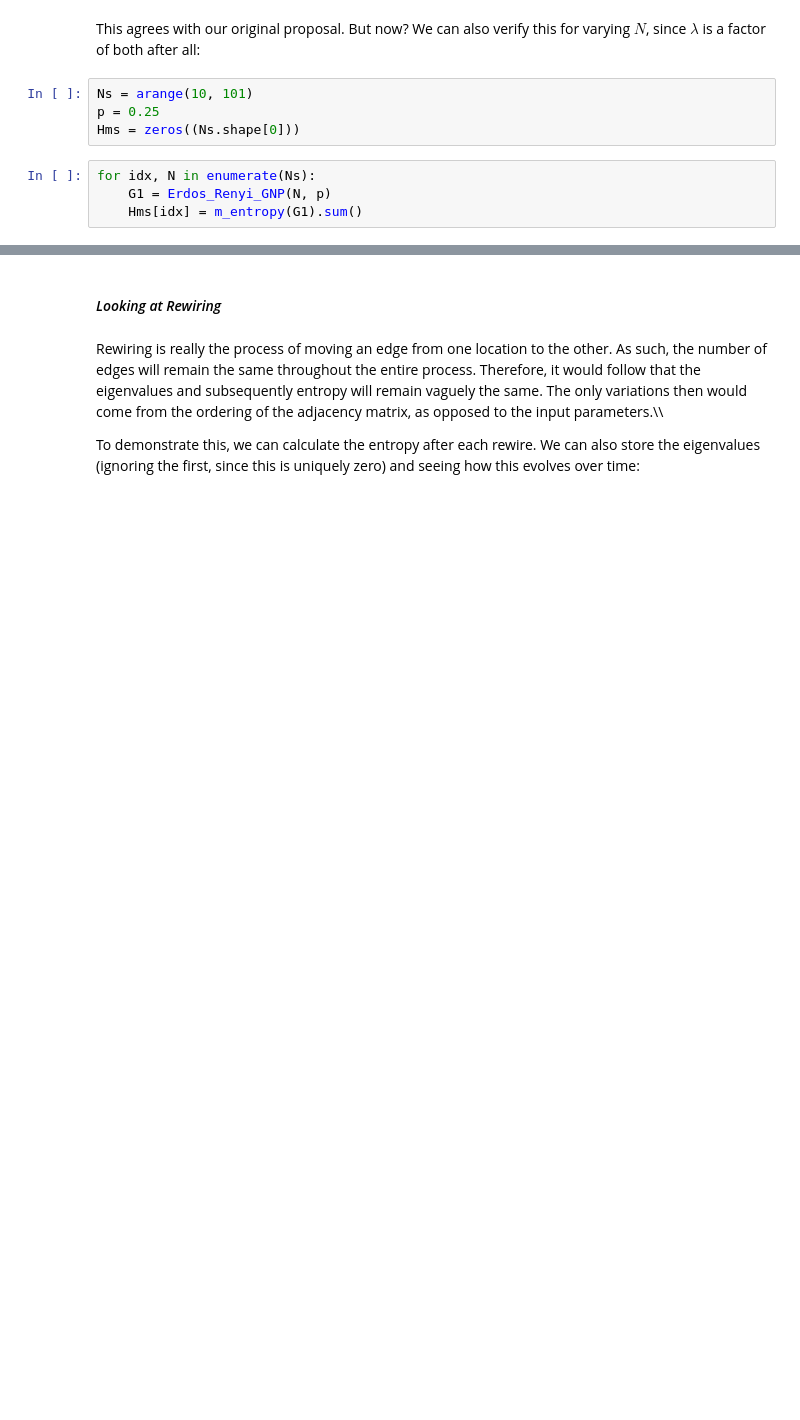
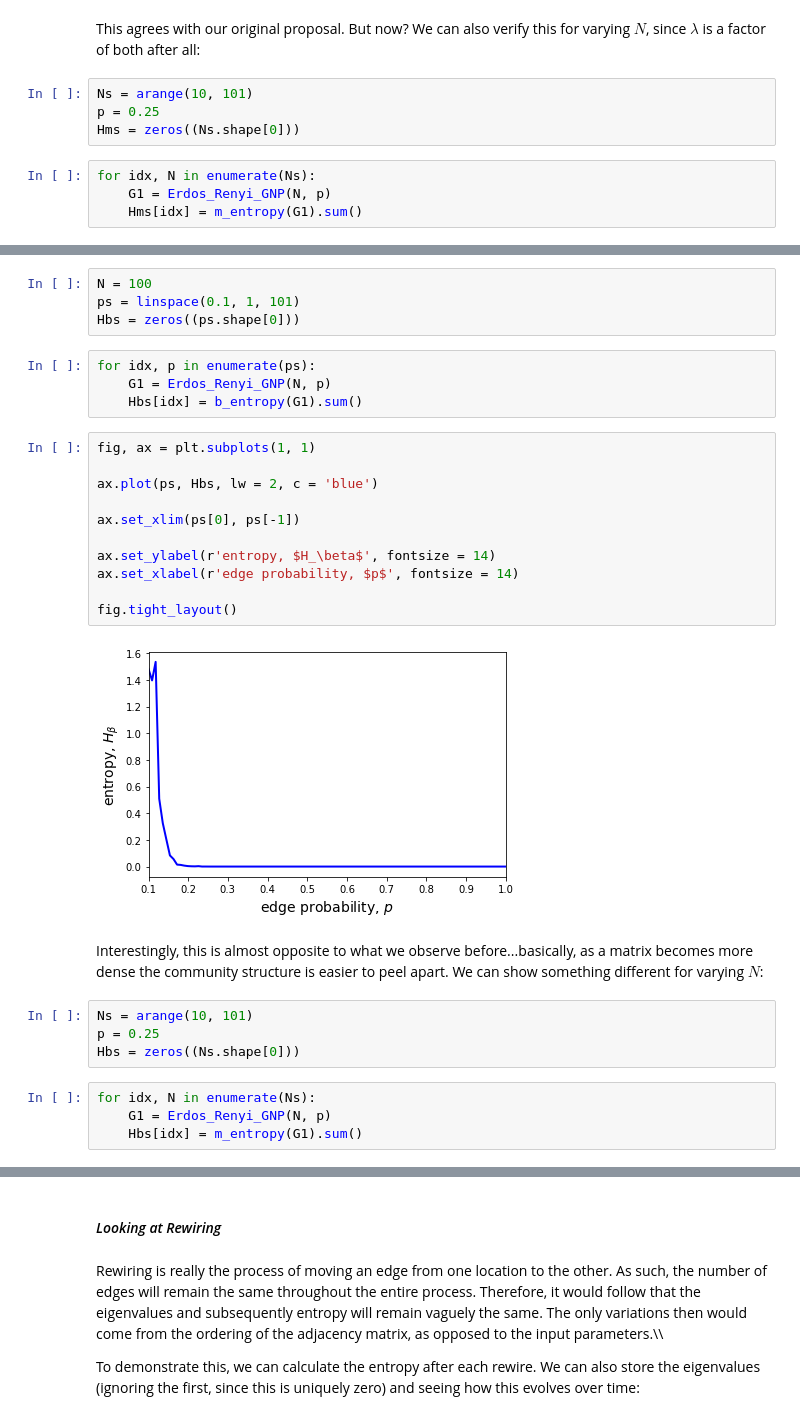
Before and after one commit to ubsuny/MC_RandomNetworks-RaspiZero, a Jupyter notebook: spectral_analysis.ipynb, the cells around one changed output, grey strips where cells are left out. Saved outputs shown, nothing was run; the diff lists cells and outputs as text; blank space fills up the shorter version.

```diff
--- a/spectral_analysis.ipynb
+++ b/spectral_analysis.ipynb
@@ -183,0 +194,31 @@ Interestingly, the function is a bit smoother, but it has the same general shape
+# %%
+N = 100
+ps = linspace(0.1, 1, 101)
+Hbs = zeros((ps.shape[0]))
+# %%
+for idx, p in enumerate(ps):
+    G1 = Erdos_Renyi_GNP(N, p)
+    Hbs[idx] = b_entropy(G1).sum()
+# %%
+fig, ax = plt.subplots(1, 1)
+
+ax.plot(ps, Hbs, lw = 2, c = 'blue')
+
+ax.set_xlim(ps[0], ps[-1])
+
+ax.set_ylabel(r'entropy, $H_\beta$', fontsize = 14)
+ax.set_xlabel(r'edge probability, $p$', fontsize = 14)
+
+fig.tight_layout()
+# %% [output]
+[figure, added]
+# %% [markdown]
+Interestingly, this is almost opposite to what we observe before...basically, as a matrix becomes more dense the community structure is easier to peel apart.  We can show something different for varying $N$:
+# %%
+Ns = arange(10, 101)
+p = 0.25
+Hbs = zeros((Ns.shape[0]))
+# %%
+for idx, N in enumerate(Ns):
+    G1 = Erdos_Renyi_GNP(N, p)
+    Hbs[idx] = m_entropy(G1).sum()
```
Also changed, not shown: parts of 29 cells of this notebook, 1 other file.
